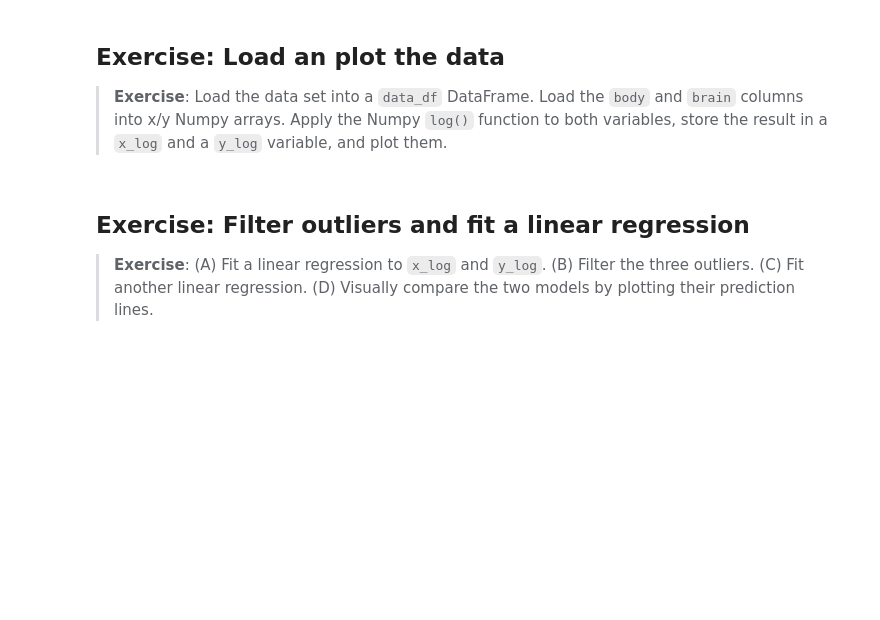
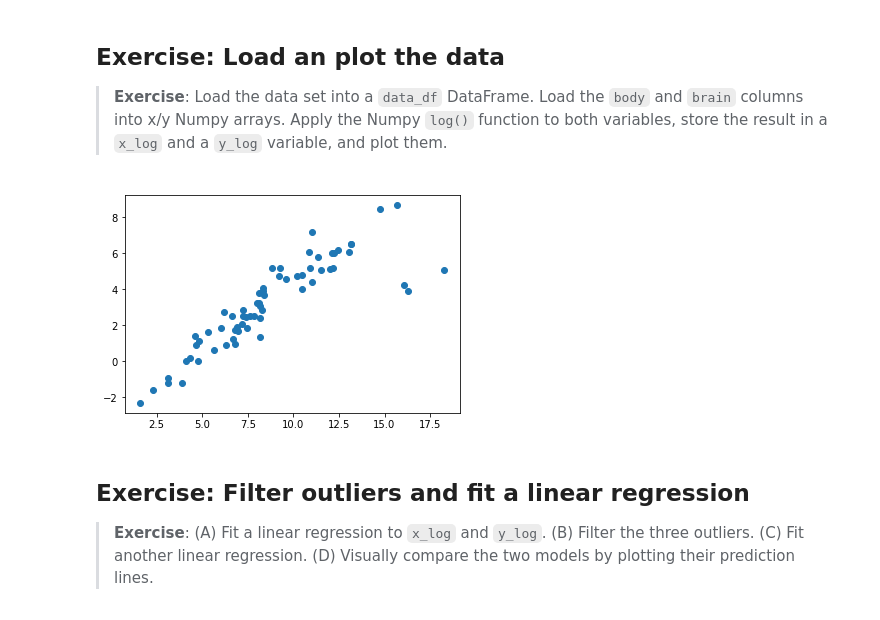
Before and after one commit to LyesOUDINACHE/EPFL-Course, a Jupyter notebook: 3-2-4 - Exercise - Body brain weights outliers.ipynb, the cells around one changed output. Drawn from its saved outputs; the diff is of its cells as text; code cells hidden in the pictures; blank space fills up the shorter version.

```diff
--- a/3-2-4 - Exercise - Body brain weights outliers.ipynb
+++ b/3-2-4 - Exercise - Body brain weights outliers.ipynb
@@ -18,6 +9,25 @@ y_log = ...
+# %%
+import pandas as pd
+import numpy as np
+%matplotlib inline
+import matplotlib.pyplot as plt
+from sklearn.linear_model import SGDRegressor
+from sklearn.linear_model import HuberRegressor
+
+
+# Load data
+data_df = pd.read_csv('bodybrain-weights.csv')
+x = data_df['body'].values
+y = data_df['brain'].values
+
+# Rescale them
+x_log = np.log(data_df['body'].values)
+y_log = np.log(data_df['brain'].values)
 # %%
 # Plot x_log/y_log
-...
+plt.scatter(x_log, y_log);
+# %% [output]
+[figure, added]
 # %% [markdown]
 Exercise: Filter outliers and fit a linear regression
 ---
```
Also changed, not shown: parts of 8 cells of this notebook, 1 other file.
